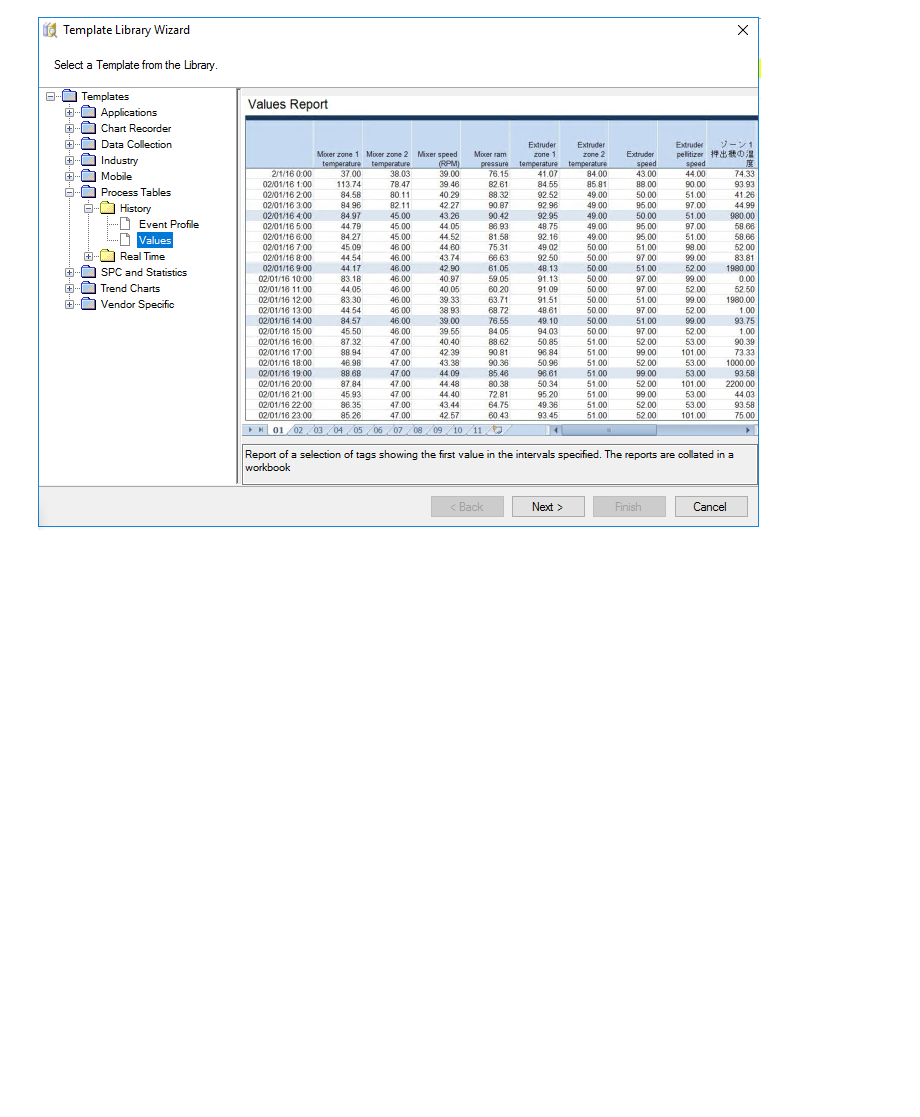
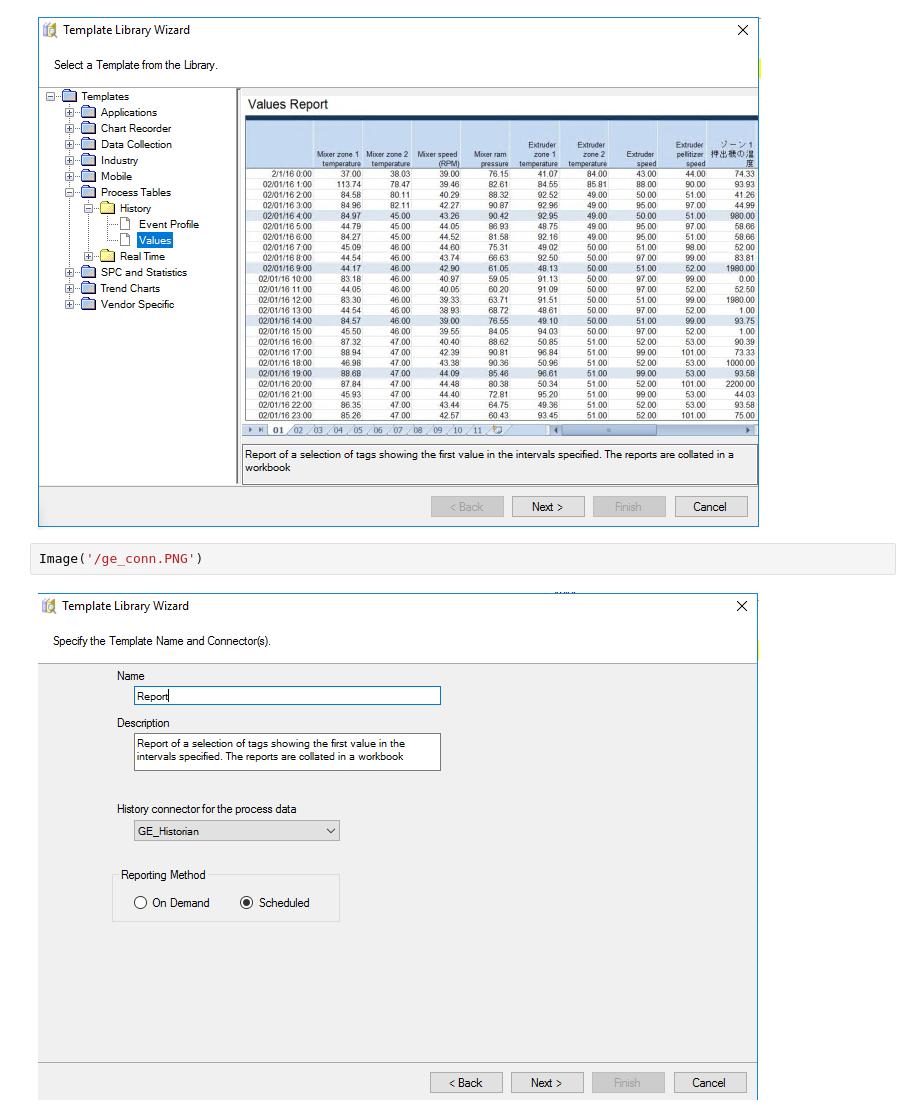
Before and after one commit to GabeMaldonado/JupyterNotebooks, a Jupyter notebook: XLRep.ipynb, the cells around one changed output. Saved outputs shown, nothing was run; the diff lists cells and outputs as text; blank space fills up the shorter version.

```diff
--- a/XLRep.ipynb
+++ b/XLRep.ipynb
@@ -29,3 +29,7 @@ Image('/monthlly_power.PNG')
 Image('/templates.PNG')
 # %% [output]
 [figure]
+# %%
+Image('/ge_conn.PNG')
+# %% [output]
+[figure, added]
```
Also changed, not shown: parts of 3 cells of this notebook.
